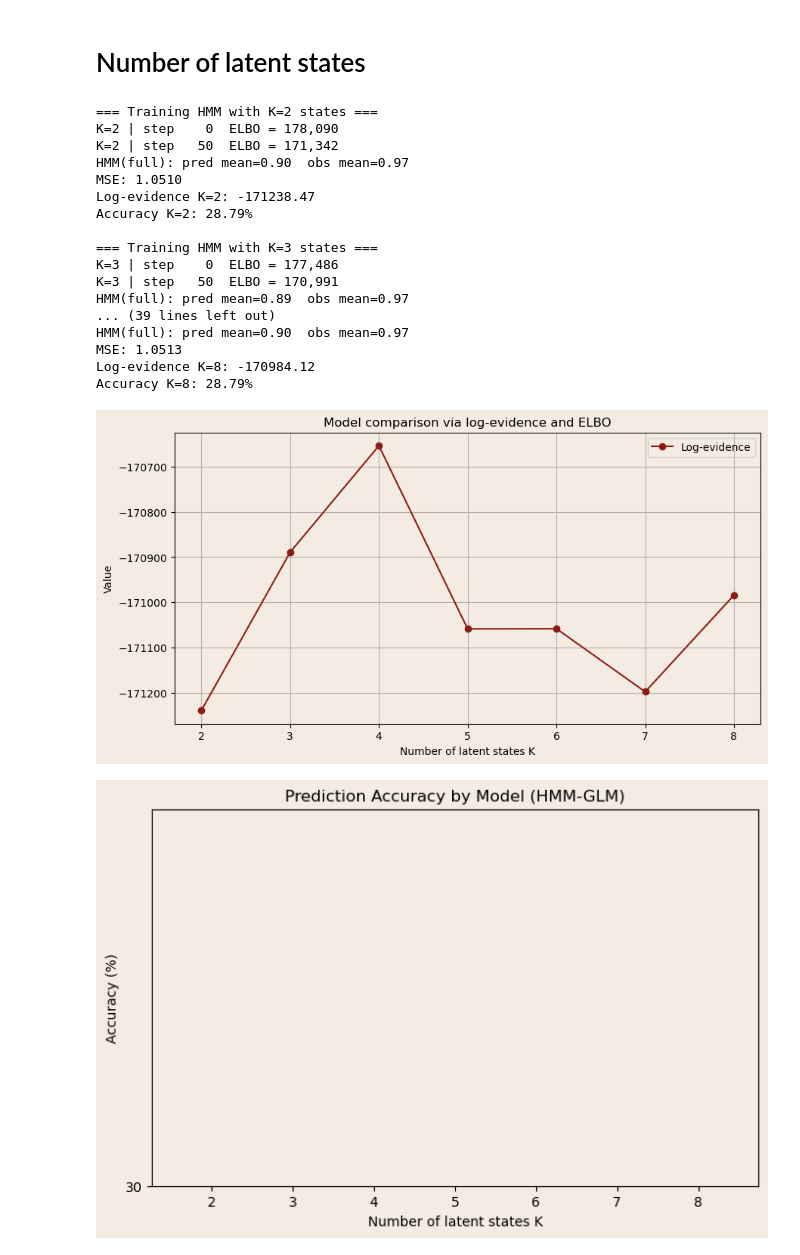
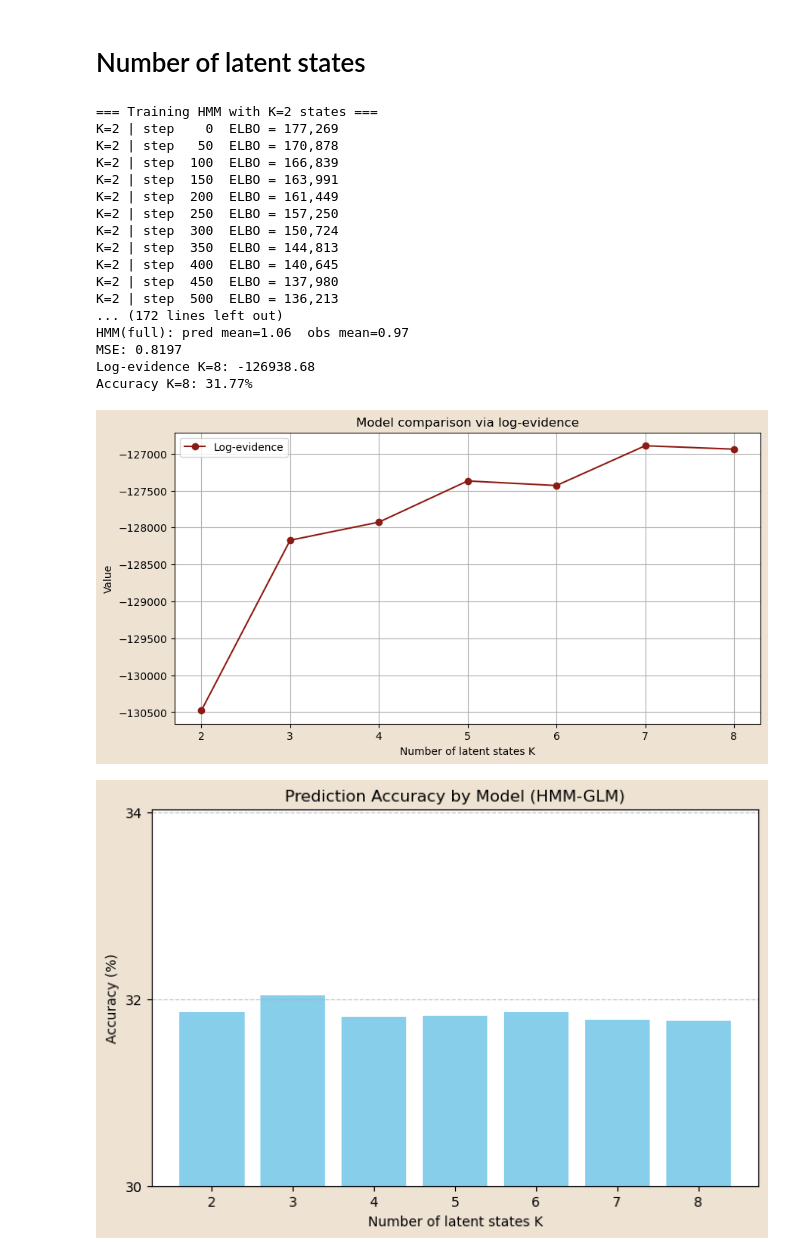
Before and after one commit to erikdeluca/Blood-Donors, a Jupyter notebook: notebooks/Bayesian HMM GLM.ipynb, the cells around one changed output. Saved outputs shown, nothing was run; the diff lists cells and outputs as text; code cells hidden in the pictures.

Commit message:
fix: number of latent state refactored

```diff
--- a/notebooks/Bayesian HMM GLM.ipynb
+++ b/notebooks/Bayesian HMM GLM.ipynb
@@ -1402,24 +1375,32 @@ def train_and_evaluate_cov(obs_torch, x_pi, x_A, x_em, K_list, n_steps=500, lr=1
     return K_list, log_evidences, final_elbos, accuracies
 # %%
 K_list = range(2, 9)
-K_list, log_evidences, final_elbos, accuracies = train_and_evaluate_cov(obs_torch, cov_init_torch, cov_tran_torch, cov_emiss_torch, K_list, n_steps=51, lr=2e-3)
+K_list, log_evidences, final_elbos, accuracies = train_and_evaluate_cov(
+    obs,
+    cov_init,
+    cov_tran,
+    cov_emission,
+    K_list,
+    n_steps=1_000,
+    lr=2e-3
+)
 # %% [output]
 === Training HMM with K=2 states ===
-K=2 | step    0  ELBO = 178,090
-K=2 | step   50  ELBO = 171,342
-HMM(full): pred mean=0.90  obs mean=0.97
-MSE: 1.0510
-Log-evidence K=2: -171238.47
-Accuracy K=2: 28.79%
-
-=== Training HMM with K=3 states ===
-K=3 | step    0  ELBO = 177,486
-K=3 | step   50  ELBO = 170,991
-HMM(full): pred mean=0.89  obs mean=0.97
-... (39 lines left out)
-HMM(full): pred mean=0.90  obs mean=0.97
-MSE: 1.0513
-Log-evidence K=8: -170984.12
-Accuracy K=8: 28.79%
+K=2 | step    0  ELBO = 177,269
+K=2 | step   50  ELBO = 170,878
+K=2 | step  100  ELBO = 166,839
+K=2 | step  150  ELBO = 163,991
+K=2 | step  200  ELBO = 161,449
+K=2 | step  250  ELBO = 157,250
+K=2 | step  300  ELBO = 150,724
+K=2 | step  350  ELBO = 144,813
+K=2 | step  400  ELBO = 140,645
+K=2 | step  450  ELBO = 137,980
+K=2 | step  500  ELBO = 136,213
+... (172 lines left out)
+HMM(full): pred mean=1.06  obs mean=0.97
+MSE: 0.8197
+Log-evidence K=8: -126938.68
+Accuracy K=8: 31.77%
-[figure, old version]
+[figure, new version]
-[figure, old version]
+[figure, new version]
```
Also changed, not shown: parts of 4 cells of this notebook, 11 other files.
